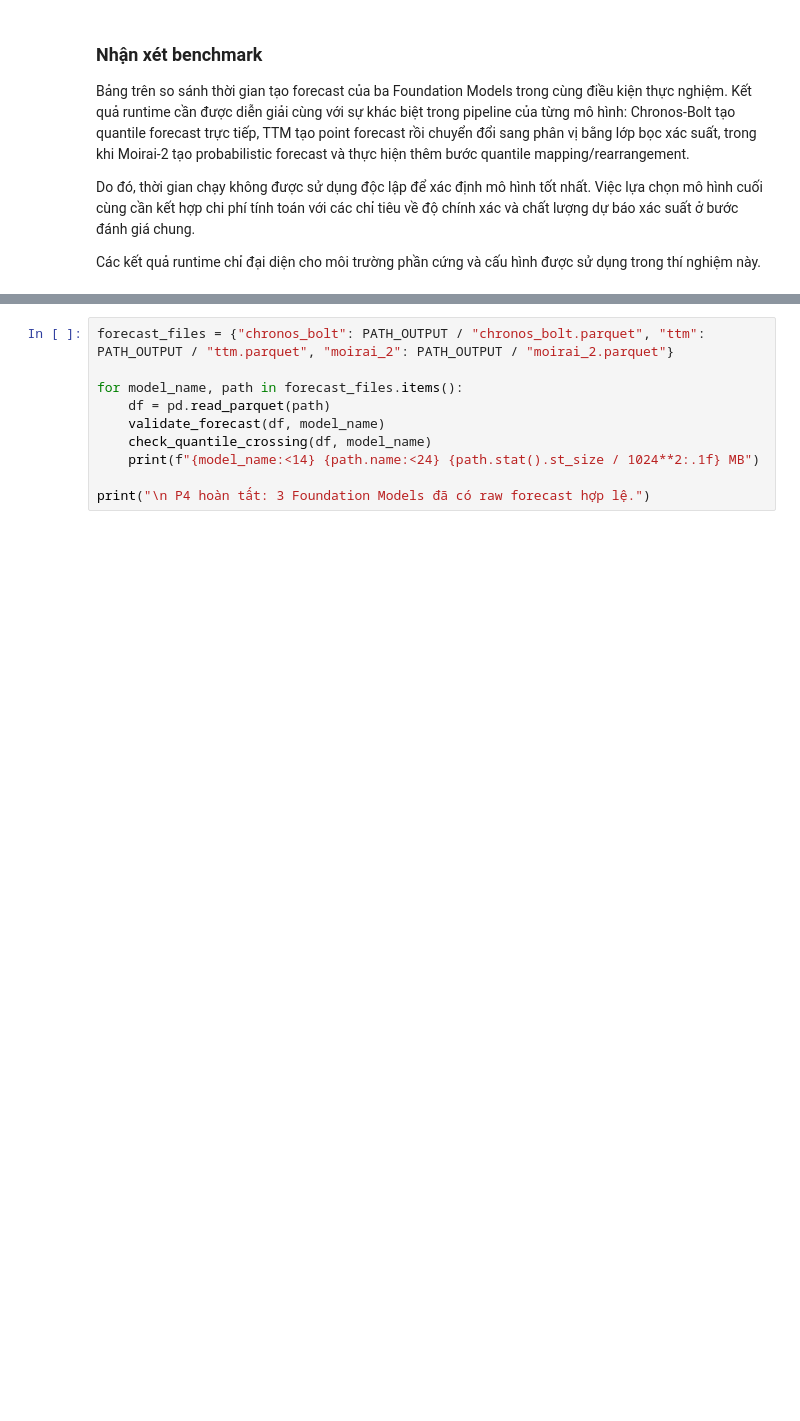
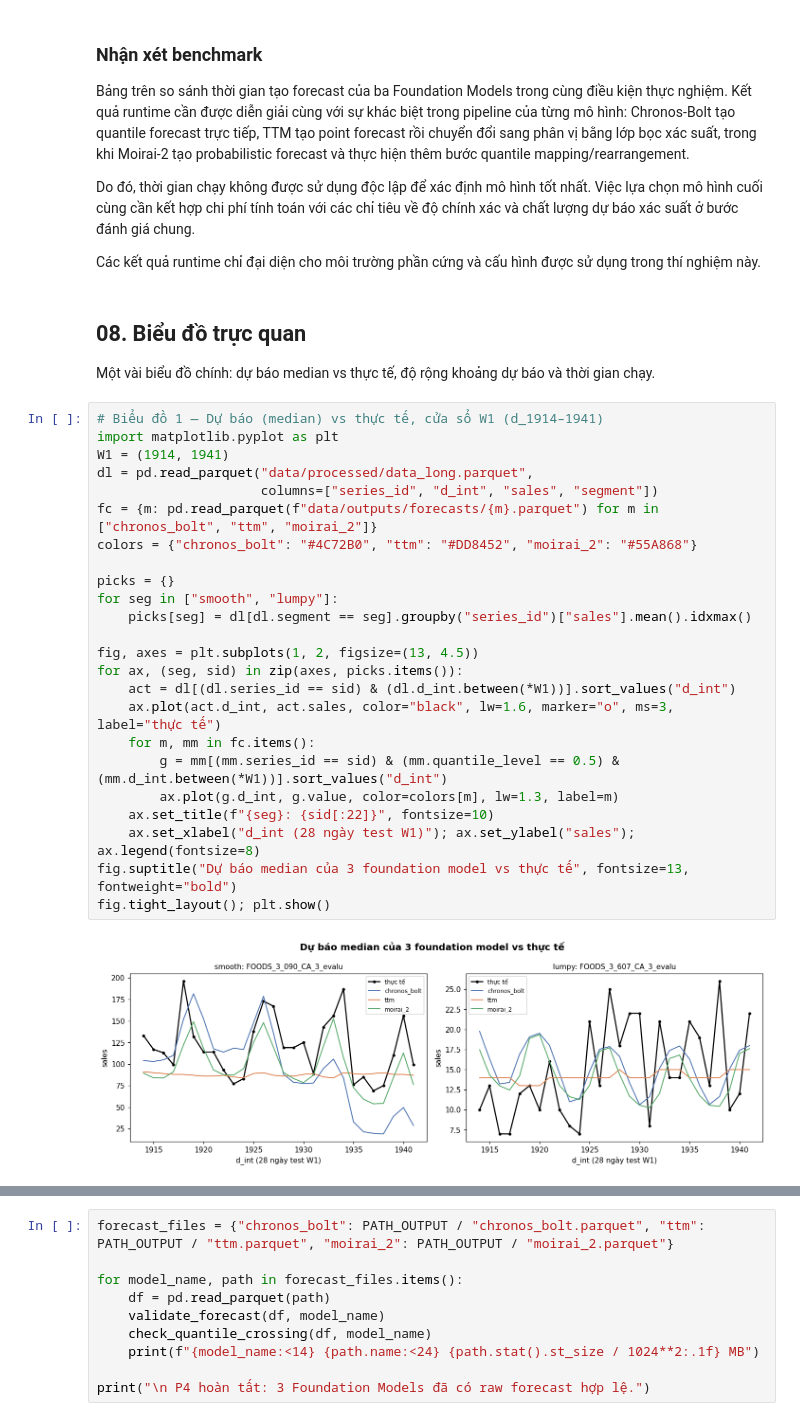
Before and after one commit to DuyKhanh162/m5-intermittent-forecasting, a Jupyter notebook: notebooks/P4.ipynb, the cells around one changed output, grey strips where cells are left out. Cells and saved outputs as stored; diff of their text form; blank space fills up the shorter version.

```diff
--- a/notebooks/P4.ipynb
+++ b/notebooks/P4.ipynb
@@ -862,3 +862,33 @@ Bảng trên so sánh thời gian tạo forecast của ba Foundation Models tron
 Do đó, thời gian chạy không được sử dụng độc lập để xác định mô hình tốt nhất. Việc lựa chọn mô hình cuối cùng cần kết hợp chi phí tính toán với các chỉ tiêu về độ chính xác và chất lượng dự báo xác suất ở bước đánh giá chung.
 
 Các kết quả runtime chỉ đại diện cho môi trường phần cứng và cấu hình được sử dụng trong thí nghiệm này.
+# %% [markdown]
+## 08. Biểu đồ trực quan
+
+Một vài biểu đồ chính: dự báo median vs thực tế, độ rộng khoảng dự báo và thời gian chạy.
+# %%
+# Biểu đồ 1 — Dự báo (median) vs thực tế, cửa sổ W1 (d_1914–1941)
+import matplotlib.pyplot as plt
+W1 = (1914, 1941)
+dl = pd.read_parquet("data/processed/data_long.parquet",
+                     columns=["series_id", "d_int", "sales", "segment"])
+fc = {m: pd.read_parquet(f"data/outputs/forecasts/{m}.parquet") for m in ["chronos_bolt", "ttm", "moirai_2"]}
+colors = {"chronos_bolt": "#4C72B0", "ttm": "#DD8452", "moirai_2": "#55A868"}
+
+picks = {}
+for seg in ["smooth", "lumpy"]:
+    picks[seg] = dl[dl.segment == seg].groupby("series_id")["sales"].mean().idxmax()
+
+fig, axes = plt.subplots(1, 2, figsize=(13, 4.5))
+for ax, (seg, sid) in zip(axes, picks.items()):
+    act = dl[(dl.series_id == sid) & (dl.d_int.between(*W1))].sort_values("d_int")
+    ax.plot(act.d_int, act.sales, color="black", lw=1.6, marker="o", ms=3, label="thực tế")
+    for m, mm in fc.items():
+        g = mm[(mm.series_id == sid) & (mm.quantile_level == 0.5) & (mm.d_int.between(*W1))].sort_values("d_int")
+        ax.plot(g.d_int, g.value, color=colors[m], lw=1.3, label=m)
+    ax.set_title(f"{seg}: {sid[:22]}", fontsize=10)
+    ax.set_xlabel("d_int (28 ngày test W1)"); ax.set_ylabel("sales"); ax.legend(fontsize=8)
+fig.suptitle("Dự báo median của 3 foundation model vs thực tế", fontsize=13, fontweight="bold")
+fig.tight_layout(); plt.show()
+# %% [output]
+[figure, added]
```
Also changed, not shown: parts of 4 cells of this notebook.
